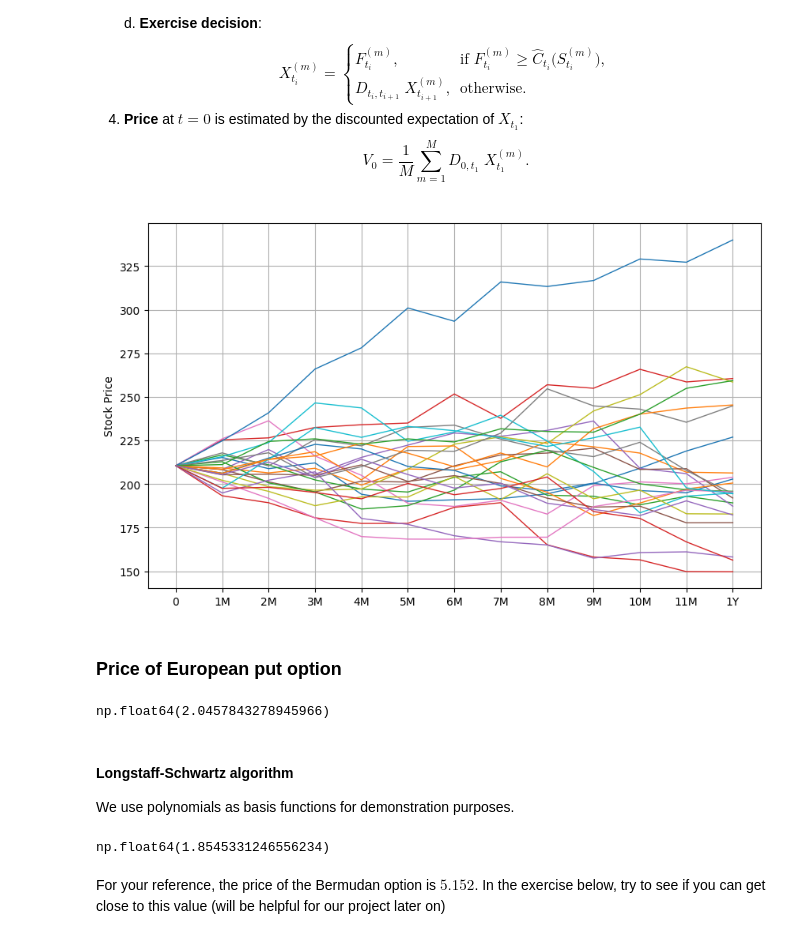
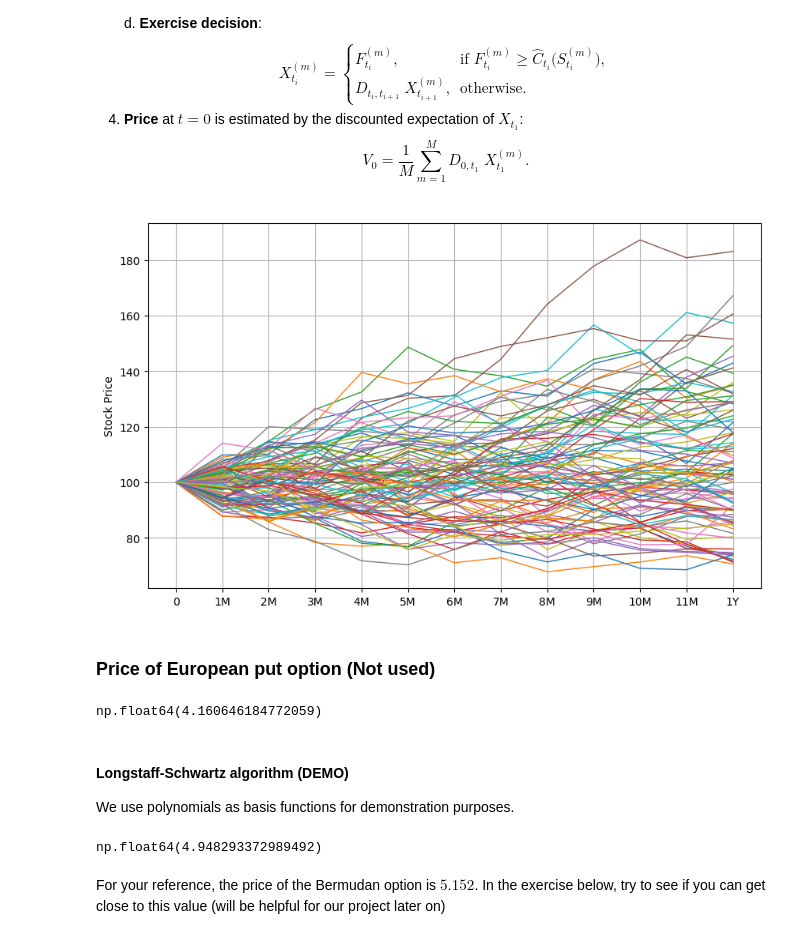
Before and after one commit to MatthewSmithseree/bermudan-option-pricer, a Jupyter notebook: bermudan-pricer.ipynb, the cells around one changed output. Drawn from its saved outputs; the diff is of its cells as text; code cells hidden in the pictures.

```diff
--- a/bermudan-pricer.ipynb
+++ b/bermudan-pricer.ipynb
@@ -102,48 +102,47 @@ def blackscholes_mc(ts, n_paths, S0, vol, r, q):
         paths[i+1] = paths[i] * np.exp((r-q-1/2*vol**2)*dt + vol*dW)
     return paths
 # %%
-S0 = 223.78 #change this on monday
-K = 180
-vol = 0.24
-r = 0.05
+S0 = 100 #change this on monday
+vol = 0.2
+r = 0.1
 q = 0.02
-
-T = 4/12 #change this on monday
+K = 100
+T = 1 #change this on monday
 # %%
 ts = np.linspace(0, T, 13) #change this on monday
 n_paths = 10000
 paths = blackscholes_mc(ts, n_paths, S0, vol, r, q) # generates Monte Carlo Paths for the stock price
 
 #Plotting
 fig, ax = plt.subplots(figsize=(10, 6))
-ax.plot(ts, paths[:, :25], lw=1)
+ax.plot(ts, paths[:, :100], lw=1) #plot first 100 paths only
 ax.set_xticks(ts)
 ax.set_xticklabels(['0', '1M', '2M', '3M', '4M', '5M', '6M', '7M', '8M', '9M', '10M', '11M', '1Y'])
 ax.set_ylabel('Stock Price')
 ax.grid(True)
 # %% [output]
-[figure, old version]
+[figure, new version]
 # %% [markdown]
-### Price of European put option
+### Price of European put option (Not used)
 # %%
 np.mean(np.maximum(K-paths[-1], 0))*np.exp(-r*T)
 
-#averaging payoffs of put option at each month
+#averaging payoffs of put option at maturity, this is the standard black scholes monte carlo option pricing formula for euro options
 # %% [output]
-np.float64(2.0457843278945966)
+np.float64(4.160646184772059)
 # %% [markdown]
-#### Longstaff-Schwartz algorithm
+#### Longstaff-Schwartz algorithm (DEMO)
 
 We use polynomials as basis functions for demonstration purposes.
 # %%
 payoff = np.maximum(K-paths[-1], 0)
-for i in range(len(ts)-2, 0, -1):
+for i in range(len(ts)-2, 0, -1): #initialize at maturity, go back step by step
     discount = np.exp(-r*(ts[i+1]-ts[i]))
     payoff = payoff*discount
 
     # THE REGRESSION IS DONE HERE -- here, we are simply using polynomial regression
     # (recall the other methods from ConditionalExpectation.ipynb)
-    p = np.polyfit(paths[i], payoff, deg=2)
+    p = np.polyfit(paths[i], payoff, deg=3)
     contval = np.polyval(p, paths[i])
     exerval = np.maximum(K-paths[i], 0)
     # identify the paths where we should exercise
@@ -151,7 +150,7 @@ for i in range(len(ts)-2, 0, -1):
     payoff[ind] = exerval[ind]
 np.mean(payoff*np.exp(-r*(ts[1]-ts[0])))
 # %% [output]
-np.float64(1.8545331246556234)
+np.float64(4.948293372989492)
 # %% [markdown]
 For your reference, the price of the Bermudan option is $5.152$. In the exercise below, try to see if you can get close to this value (will be helpful for our project later on)
 # %% [markdown]
```
Also changed, not shown: parts of 13 cells of this notebook.
